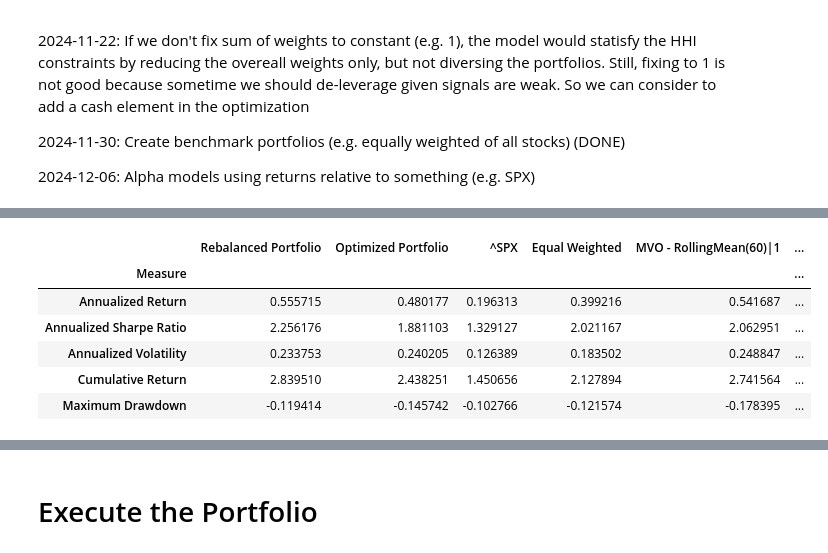
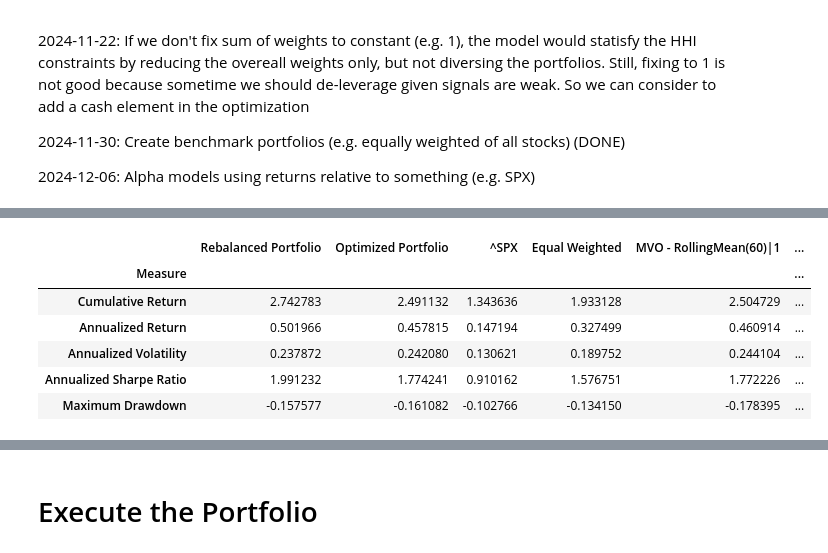
Before and after one commit to lok419/my-trading, a Jupyter notebook: strategy_v2/ExecutePortfoliov2.ipynb, the cells around one changed output, grey strips where cells are left out. Drawn from its saved outputs; the diff is of its cells as text; code cells hidden in the pictures.

```diff
--- a/strategy_v2/ExecutePortfoliov2.ipynb
+++ b/strategy_v2/ExecutePortfoliov2.ipynb
@@ -29,8 +32,7 @@ instruments = [
     #'BTC',
     'CASH'
 ]
-
-end_date = get_today(1)
+end_date = get_today(0)
 start_date = pd.to_datetime(datetime(2024, 1, 3))
 start_date = pd.to_datetime(datetime(2023, 2, 7))
 max_leverage = 1
@@ -97,7 +115,7 @@ Timestamp('2025-02-03 00:00:00')
 2024-12-06: Alpha models using returns relative to something (e.g. SPX)
 # %%
 portfolio = PortfolioStandard(
-    capital=228709+11204,
+    capital=194943 + 21438,
     name='MVOPortfolio',
     rebalance_iter=RebalancerIter('0 0 * * Fri', 1),
     tc_model=TransactionCostFutu(),
@@ -111,7 +129,7 @@ portfolio = PortfolioStandard(
 
         # Short terms signals => 5 and 10days returns / less diversified
         TradingSubSystemSingle(vol_target=vol_target, instruments=instruments, strategy=[MeanVarianceOpt(alpha_model=RollingMean(10), risk_model=RollingMeanCovNeg(10), gamma=30, hhi=0.4, confidence=0.5, leverage=1)], max_leverage=max_leverage, offset=60),
-        TradingSubSystemSingle(vol_target=vol_target, instruments=instruments, strategy=[MeanVarianceOpt(alpha_model=RollingMean(5), risk_model=RollingMeanCovNeg(5), gamma=30, hhi=0.4, confidence=0.5, leverage=1)], max_leverage=max_leverage, offset=60),
+        # TradingSubSystemSingle(vol_target=vol_target, instruments=instruments, strategy=[MeanVarianceOpt(alpha_model=RollingMean(5), risk_model=RollingMeanCovNeg(5), gamma=30, hhi=0.4, confidence=0.5, leverage=1)], max_leverage=max_leverage, offset=60),
 
         # Mean Revert signals => 2days RSI / concentrated
         # TradingSubSystemSingle(vol_target=vol_target, instruments=instruments, strategy=[MeanVarianceOpt(alpha_model=RSI(2,10), risk_model=ZeroCov(), gamma=0, hhi=0, confidence=0.2)], max_leverage=max_leverage, offset=200),
@@ -146,10 +157,10 @@ portfolio.performance(show_all_rets=True)
 |  | Rebalanced Portfolio | Optimized Portfolio | ^SPX | Equal Weighted | MVO - RollingMean(60)|1 | ... |
 | Measure |  |  |  |  |  | ... |
-| Annualized Return | 0.555715 | 0.480177 | 0.196313 | 0.399216 | 0.541687 | ... |
-| Annualized Sharpe Ratio | 2.256176 | 1.881103 | 1.329127 | 2.021167 | 2.062951 | ... |
-| Annualized Volatility | 0.233753 | 0.240205 | 0.126389 | 0.183502 | 0.248847 | ... |
-| Cumulative Return | 2.839510 | 2.438251 | 1.450656 | 2.127894 | 2.741564 | ... |
-| Maximum Drawdown | -0.119414 | -0.145742 | -0.102766 | -0.121574 | -0.178395 | ... |
+| Cumulative Return | 2.742783 | 2.491132 | 1.343636 | 1.933128 | 2.504729 | ... |
+| Annualized Return | 0.501966 | 0.457815 | 0.147194 | 0.327499 | 0.460914 | ... |
+| Annualized Volatility | 0.237872 | 0.242080 | 0.130621 | 0.189752 | 0.244104 | ... |
+| Annualized Sharpe Ratio | 1.991232 | 1.774241 | 0.910162 | 1.576751 | 1.772226 | ... |
+| Maximum Drawdown | -0.157577 | -0.161082 | -0.102766 | -0.134150 | -0.178395 | ... |
 # %%
 portfolio.portfolio_breakdown()
 portfolio.instrument_breakdown()
```
Also changed, not shown: parts of 6 cells of this notebook, 2 other files.
